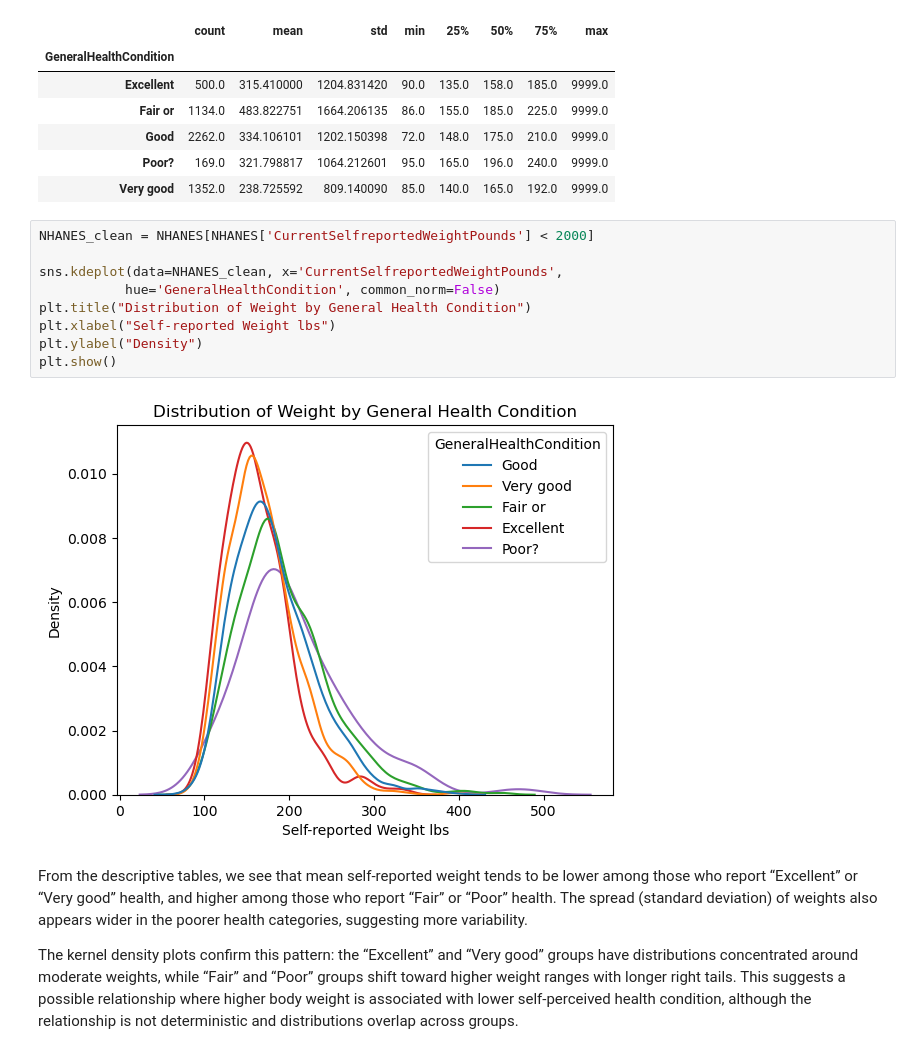
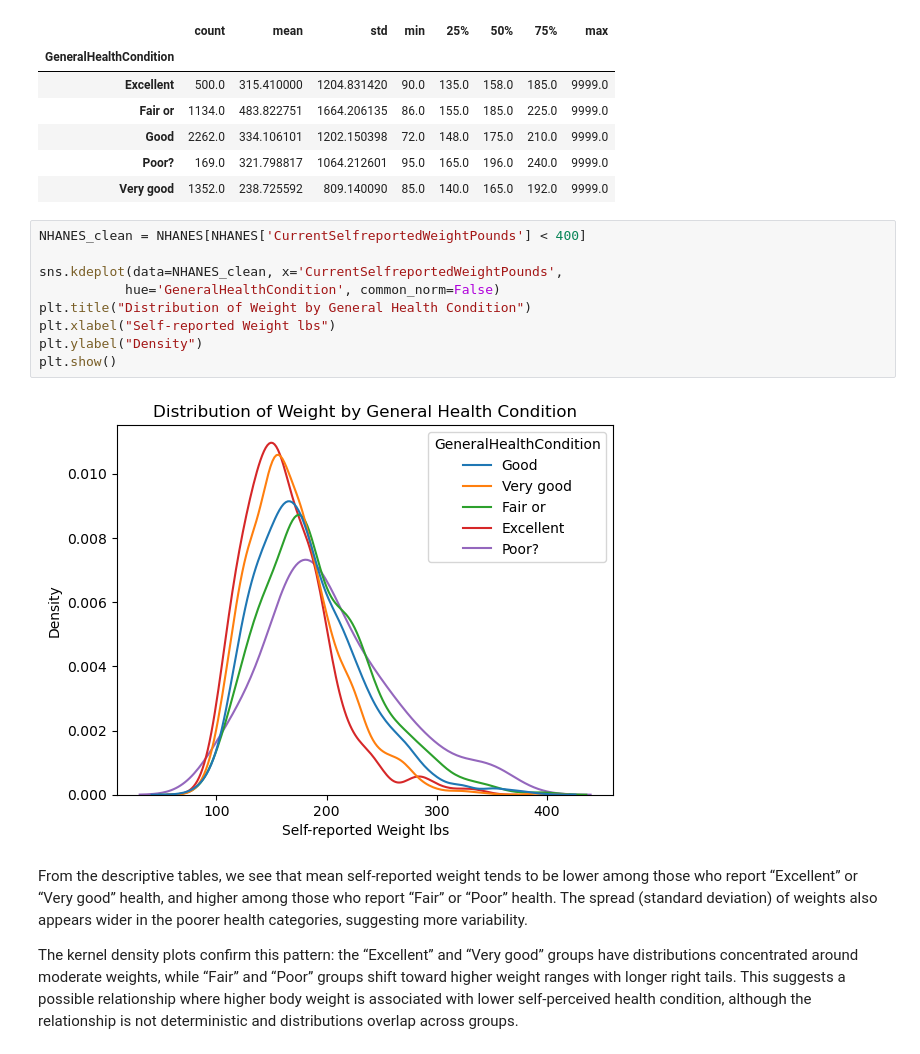
Before and after one commit to shawn01-kubo/DS-5030-Assignment3, a Jupyter notebook: assignment_3.ipynb, the cells around one changed output. Saved outputs shown, nothing was run; the diff lists cells and outputs as text.

```diff
--- a/assignment_3.ipynb
+++ b/assignment_3.ipynb
@@ -141,16 +141,16 @@ NHANES.groupby('GeneralHealthCondition')['CurrentSelfreportedWeightPounds'].desc
 | Poor? | 169.0 | 321.798817 | 1064.212601 | 95.0 | 165.0 | 196.0 | 240.0 | 9999.0 |
 | Very good | 1352.0 | 238.725592 | 809.140090 | 85.0 | 140.0 | 165.0 | 192.0 | 9999.0 |
 # %%
-NHANES_clean = NHANES[NHANES['CurrentSelfreportedWeightPounds'] < 2000]
+NHANES_clean = NHANES[NHANES['CurrentSelfreportedWeightPounds'] < 400]
 
 sns.kdeplot(data=NHANES_clean, x='CurrentSelfreportedWeightPounds',
            hue='GeneralHealthCondition', common_norm=False)
 plt.title("Distribution of Weight by General Health Condition")
 plt.xlabel("Self-reported Weight lbs")
 plt.ylabel("Density")
 plt.show()
 # %% [output]
-[figure, old version]
+[figure, new version]
 # %% [markdown]
 From the descriptive tables, we see that mean self-reported weight tends to be lower among those who report “Excellent” or “Very good” health, and higher among those who report “Fair” or “Poor” health. The spread (standard deviation) of weights also appears wider in the poorer health categories, suggesting more variability.
 
```
Also changed, not shown: parts of 6 cells of this notebook.
